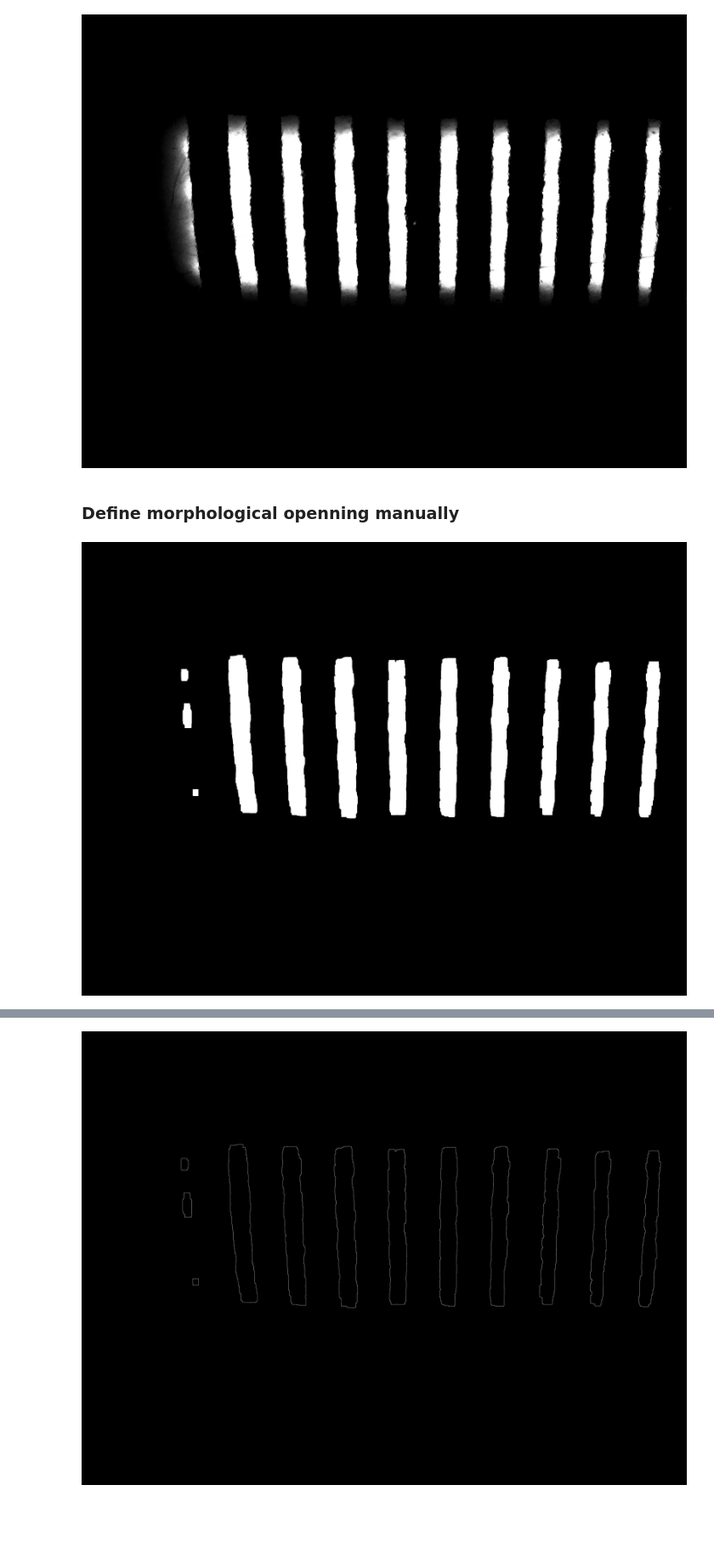
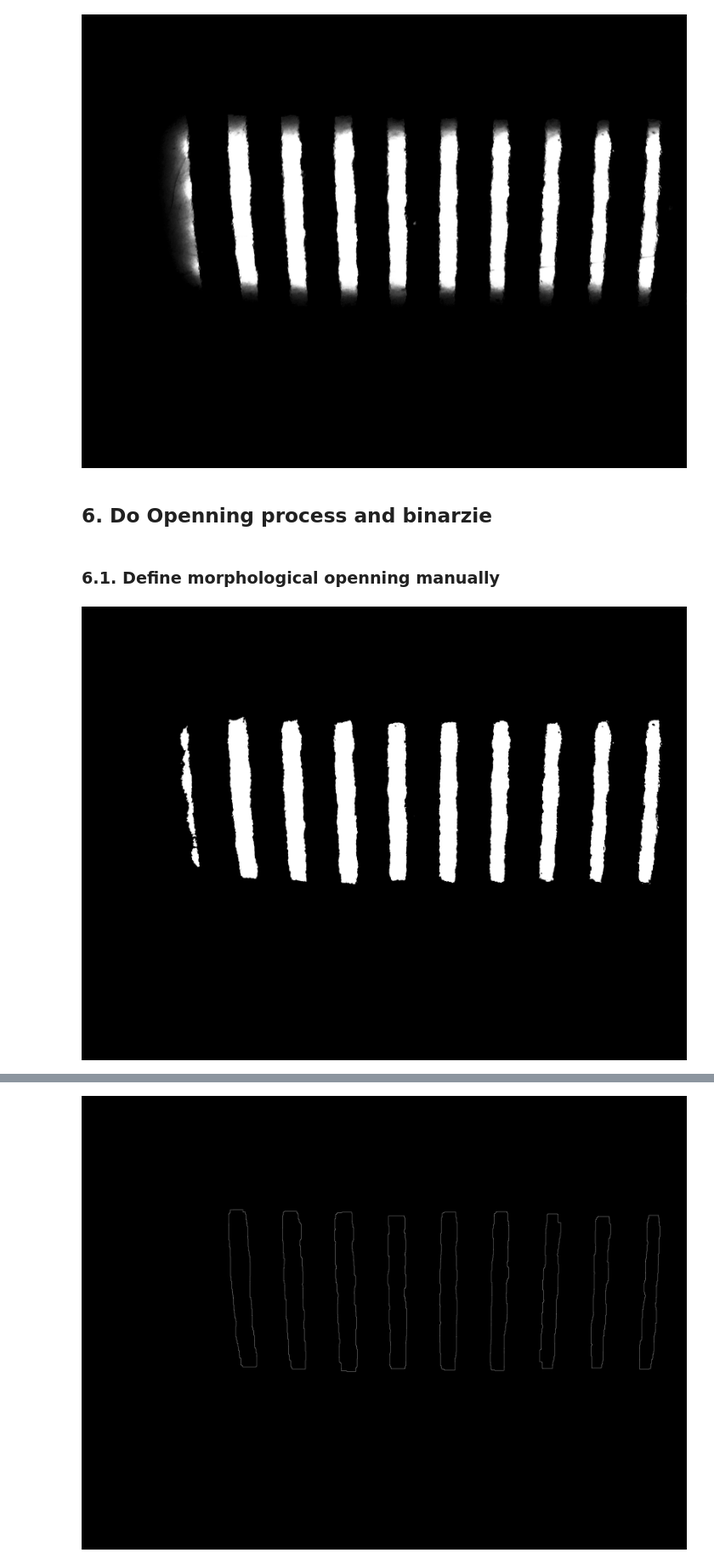
Before and after one commit to visionbang/mach_image_proc, a Jupyter notebook: represent_preproc_0415.ipynb, the cells around one changed output, grey strips where cells are left out. Shown at 85% size. Drawn from its saved outputs; the diff is of its cells as text; code cells hidden in the pictures; blank space fills up the shorter version.

```diff
--- a/represent_preproc_0415.ipynb
+++ b/represent_preproc_0415.ipynb
@@ -148,4 +151,8 @@ img_13c = img_13.convert('L')
 img_8c
 # %% [output]
 [figure]
+# %% [markdown]
+## 6. Do Openning process and binarzie
+# %% [markdown]
+### 6.1. Define morphological openning manually
 # %%
@@ -159,12 +164,10 @@ def grey_ero_dil (img,iterat = 1, n_ero = 35, n_dil=30):
         img_er= ndimage.grey_dilation(img_e, n_dil)
 
     return img_er
-# %% [markdown]
-### Define morphological openning manually
-# %%
-img_8cob = make_bw(img_8co)
-img_8cob
-# %% [output]
-[figure, removed]
+# %%
+img_8cb = make_bw(img_8c)
+img_8cb
+# %% [output]
+[figure, added]
 # %%
 # from img_8c image do manual opening can manage params each level
```
Also changed, not shown: parts of 29 cells of this notebook.
